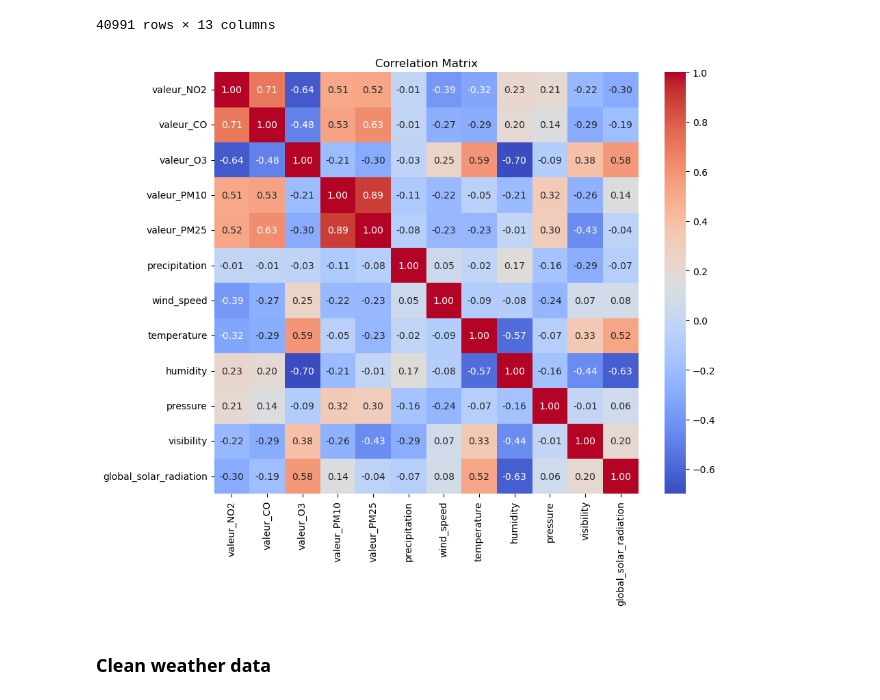
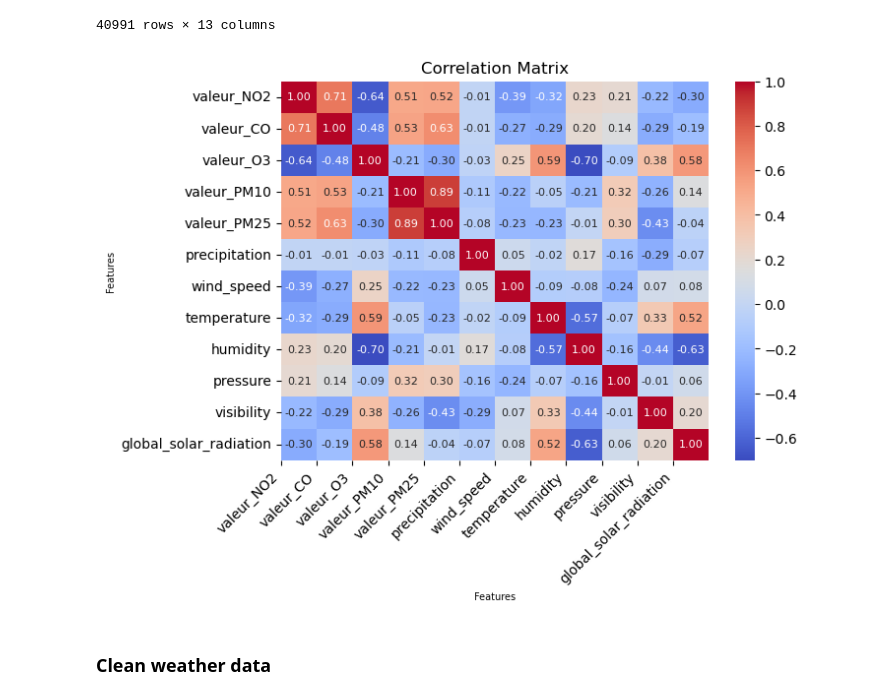
Before and after one commit to matthieudelsart/time_series_project, a Jupyter notebook: EDA_and_preprocessing/EDA_matthieu.ipynb, the cells around one changed output. Drawn from its saved outputs; the diff is of its cells as text; code cells hidden in the pictures.

```diff
--- a/EDA_matthieu.ipynb
+++ b/EDA_and_preprocessing/EDA_matthieu.ipynb
@@ -175,14 +175,17 @@ df_with_weather
 # %%
 meteo_cols = ["precipitation", "wind_speed", "temperature", "humidity", "pressure", "visibility", "global_solar_radiation"]
 corr_matrix = df_with_weather[features + meteo_cols].corr()
 
 # Display the correlation matrix
-plt.figure(figsize=(10, 8))
-sns.heatmap(corr_matrix, annot=True, cmap='coolwarm', fmt='.2f')
+plt.figure(figsize=(7, 5))
+sns.heatmap(corr_matrix, annot=True, cmap='coolwarm', fmt='.2f', annot_kws={'size': 8})
 plt.title('Correlation Matrix')
+plt.xticks(ticks=np.arange(len(corr_matrix.columns)), labels=corr_matrix.columns, rotation=45, ha='right')
+plt.xlabel('Features', fontsize=7)
+plt.ylabel('Features', fontsize=7)
 plt.show()
 # %% [output]
-[figure, old version]
+[figure, new version]
 # %% [markdown]
 ### Clean weather data
 # %%
```
Also changed, not shown: parts of 1 cell of this notebook, 6 other files.
